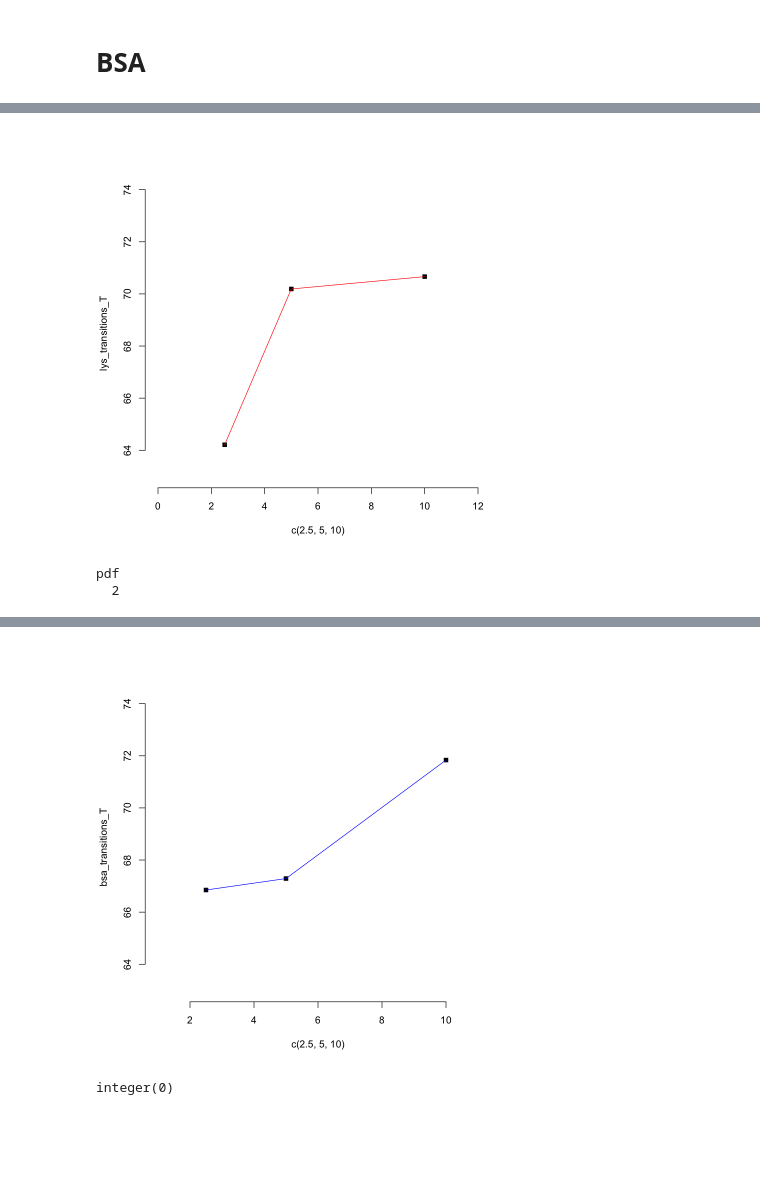
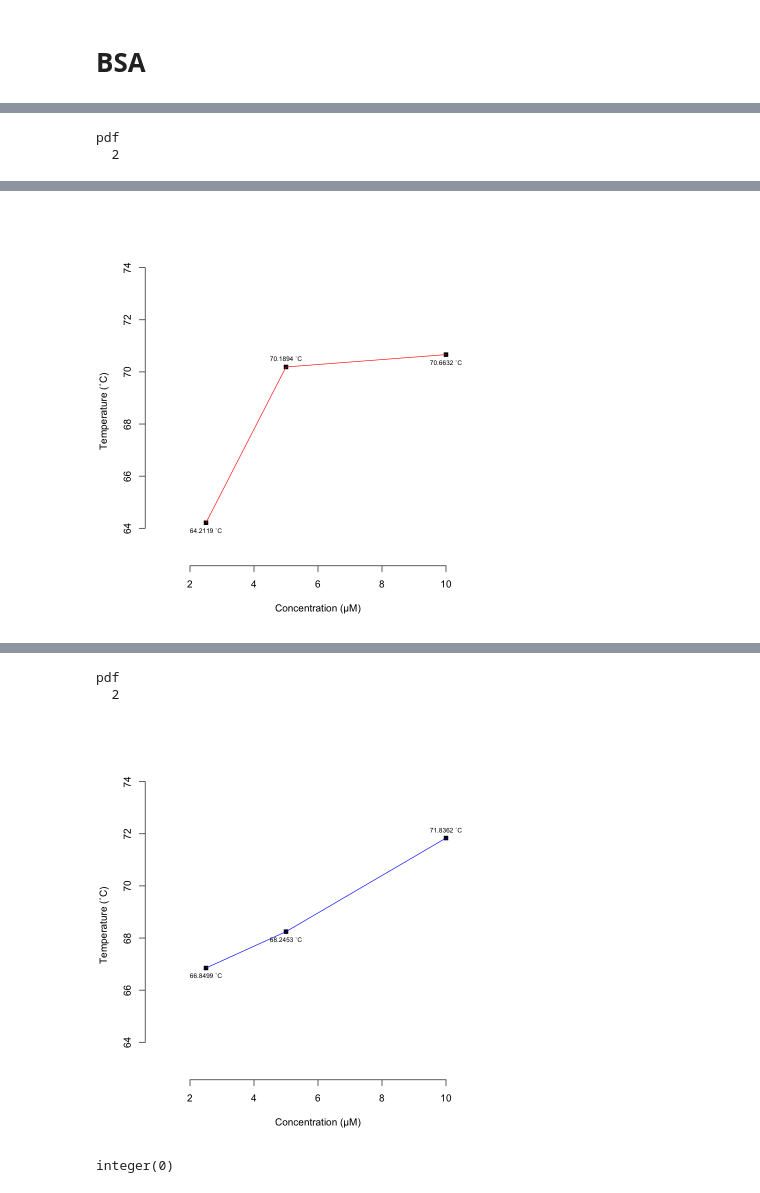
Before and after one commit to zrthxn/molbiolab, a Jupyter notebook: unfolding.ipynb, the cells around one changed output, grey strips where cells are left out. Cells and saved outputs as stored; diff of their text form; code cells hidden in the pictures; blank space fills up the shorter version.

```diff
--- a/unfolding.ipynb
+++ b/unfolding.ipynb
@@ -131,7 +131,7 @@ bsa_transitions = c(
 )
 bsa_transitions_T = c(
     data$Temperature.for.Cap.30...C.[Closest(data$Ratio.350.nm...330.nm.for.Cap.30, bsa_transitions[1], which = TRUE) - 7],
-    data$Temperature.for.Cap.31...C.[Closest(data$Ratio.350.nm...330.nm.for.Cap.31, bsa_transitions[2], which = TRUE) + 1],
+    data$Temperature.for.Cap.31...C.[Closest(data$Ratio.350.nm...330.nm.for.Cap.31, bsa_transitions[2], which = TRUE) + 9],
     data$Temperature.for.Cap.32...C.[Closest(data$Ratio.350.nm...330.nm.for.Cap.32, bsa_transitions[3], which = TRUE) + 1]
 )
 bsa_transitions_T
@@ -160,11 +160,13 @@ pdf
 # %%
 # Lys - Transition Temp vs. Conc
-plot(x=c(2.5, 5, 10), y=lys_transitions_T, pch = 15, ylim=c(63, 74), xlim=c(0,12), frame = FALSE)
+plot(x=c(2.5, 5, 10), y=lys_transitions_T, pch = 15, ylim=c(63, 74), xlim=c(1,11), frame = FALSE, xlab="Concentration (µM)", ylab="Temperature (˚C)")
 lines(x=c(2.5, 5, 10), y=lys_transitions_T, col="red")
+text(x=c(2.5, 5, 10), y=lys_transitions_T, labels=paste(lys_transitions_T, "˚C"), cex=0.65, pos=c(1,3,1),col="black")
 dev.print(png, 'resources/unfolding_lys_tempVconc.png', width=500, height=500)
 
 # BSA - Transition Temp vs. Conc
-plot(x=c(2.5, 5, 10), y=bsa_transitions_T, pch = 15, ylim=c(63, 74), xlim=c(1,11), frame = FALSE)
+plot(x=c(2.5, 5, 10), y=bsa_transitions_T, pch = 15, ylim=c(63, 74), xlim=c(1,11), frame = FALSE, xlab="Concentration (µM)", ylab="Temperature (˚C)")
 lines(x=c(2.5, 5, 10), y=bsa_transitions_T, col="blue")
+text(x=c(2.5, 5, 10), y=bsa_transitions_T, labels=paste(bsa_transitions_T, "˚C"), cex=0.65, pos=c(1,1,3),col="black")
 dev.print(png, 'resources/unfolding_BSA_tempVconc.png', width=500, height=500)
 # %% [output]
@@ -172,0 +187,2 @@ pdf
+pdf
+  2
@@ -173,3 +191 @@ pdf
-[figure, old version]
+[figure, new version]
-pdf
-  2
@@ -176,4 +204,6 @@ pdf
+pdf
+  2
-[figure, old version]
+[figure, new version]
 # %%
 plot(x = data$Temperature.for.Cap.30...C., y = data$X350.nm.for.Cap.30, col="orange",
      type = "l",
```
Also changed, not shown: parts of 6 cells of this notebook, 15 other files.
